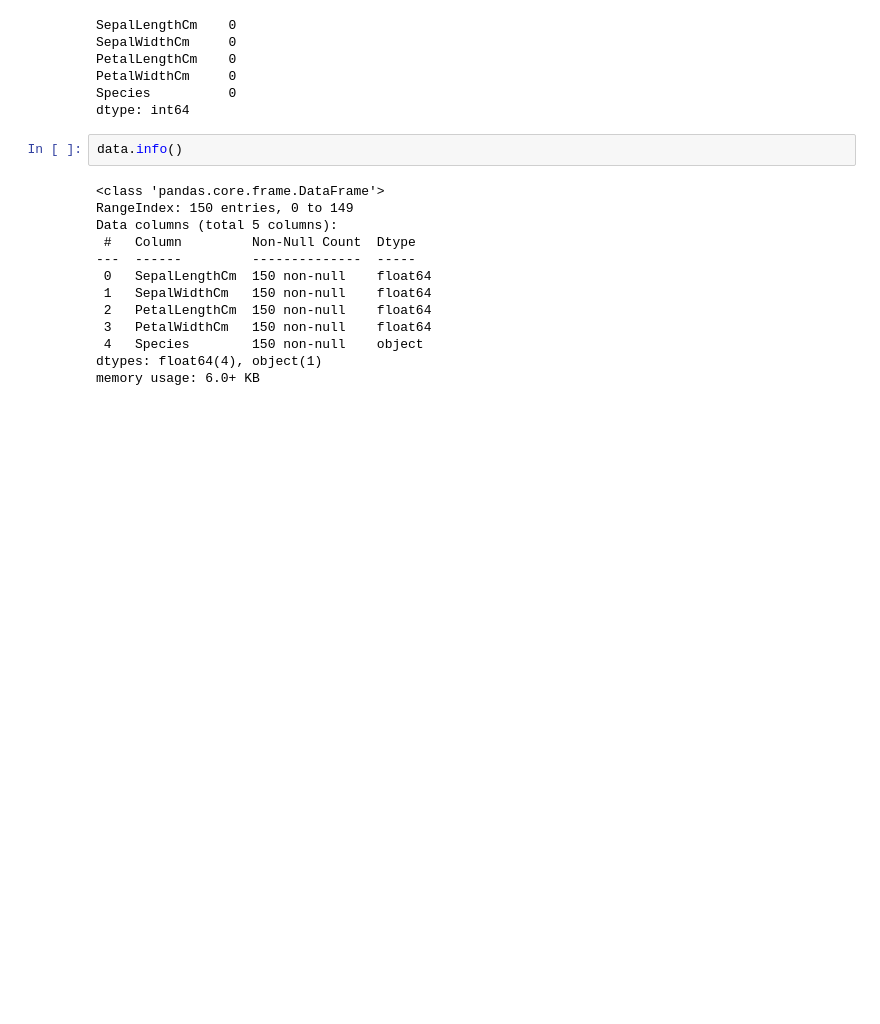
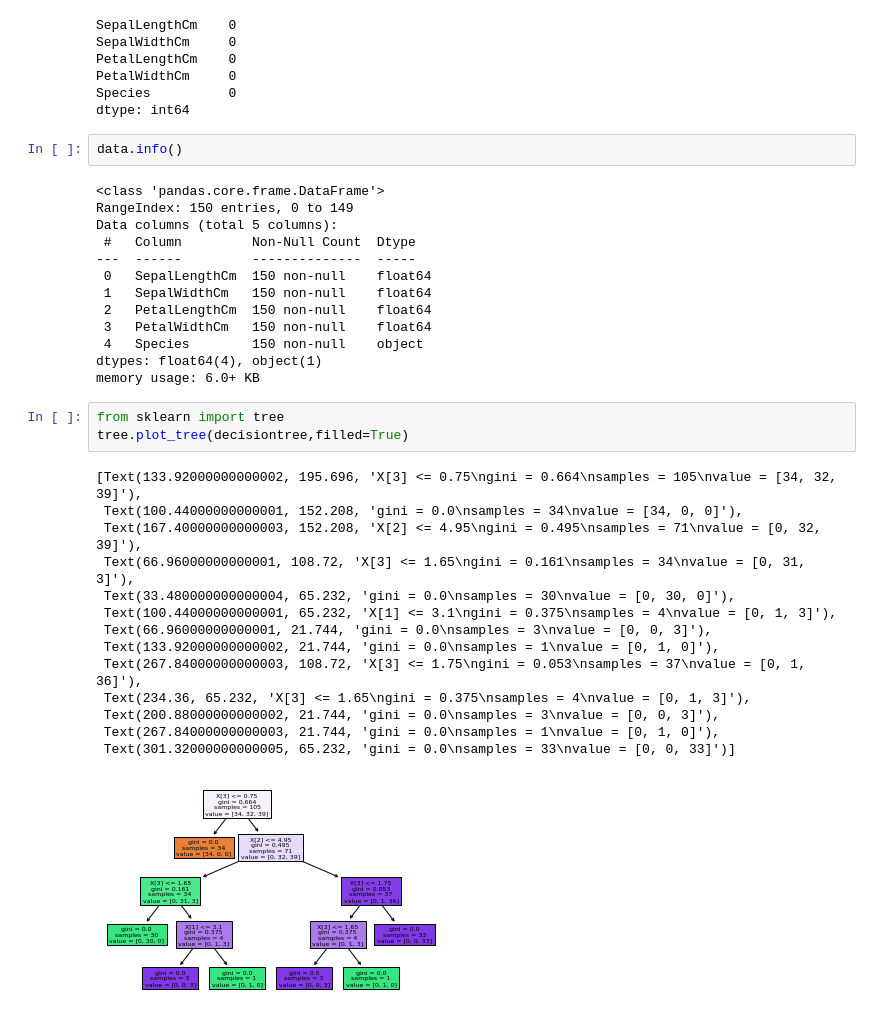
Before and after one commit to srilakshmikanagala/GRIPinternshiptaskDecisionTrees, a Jupyter notebook: DecisionTreealgorithm.ipynb, the cells around one changed output. Cells and saved outputs as stored; diff of their text form; blank space fills up the shorter version.

```diff
--- a/DecisionTreealgorithm.ipynb
+++ b/DecisionTreealgorithm.ipynb
@@ -333,3 +335,21 @@ Data columns (total 5 columns):
  4   Species        150 non-null    object
 dtypes: float64(4), object(1)
 memory usage: 6.0+ KB
+# %%
+from sklearn import tree
+tree.plot_tree(decisiontree,filled=True)
+# %% [output]
+[Text(133.92000000000002, 195.696, 'X[3] <= 0.75\ngini = 0.664\nsamples = 105\nvalue = [34, 32, 39]'),
+ Text(100.44000000000001, 152.208, 'gini = 0.0\nsamples = 34\nvalue = [34, 0, 0]'),
+ Text(167.40000000000003, 152.208, 'X[2] <= 4.95\ngini = 0.495\nsamples = 71\nvalue = [0, 32, 39]'),
+ Text(66.96000000000001, 108.72, 'X[3] <= 1.65\ngini = 0.161\nsamples = 34\nvalue = [0, 31, 3]'),
+ Text(33.480000000000004, 65.232, 'gini = 0.0\nsamples = 30\nvalue = [0, 30, 0]'),
+ Text(100.44000000000001, 65.232, 'X[1] <= 3.1\ngini = 0.375\nsamples = 4\nvalue = [0, 1, 3]'),
+ Text(66.96000000000001, 21.744, 'gini = 0.0\nsamples = 3\nvalue = [0, 0, 3]'),
+ Text(133.92000000000002, 21.744, 'gini = 0.0\nsamples = 1\nvalue = [0, 1, 0]'),
+ Text(267.84000000000003, 108.72, 'X[3] <= 1.75\ngini = 0.053\nsamples = 37\nvalue = [0, 1, 36]'),
+ Text(234.36, 65.232, 'X[3] <= 1.65\ngini = 0.375\nsamples = 4\nvalue = [0, 1, 3]'),
+ Text(200.88000000000002, 21.744, 'gini = 0.0\nsamples = 3\nvalue = [0, 0, 3]'),
+ Text(267.84000000000003, 21.744, 'gini = 0.0\nsamples = 1\nvalue = [0, 1, 0]'),
+ Text(301.32000000000005, 65.232, 'gini = 0.0\nsamples = 33\nvalue = [0, 0, 33]')]
+[figure, added]
```
Also changed, not shown: parts of 1 cell of this notebook.
